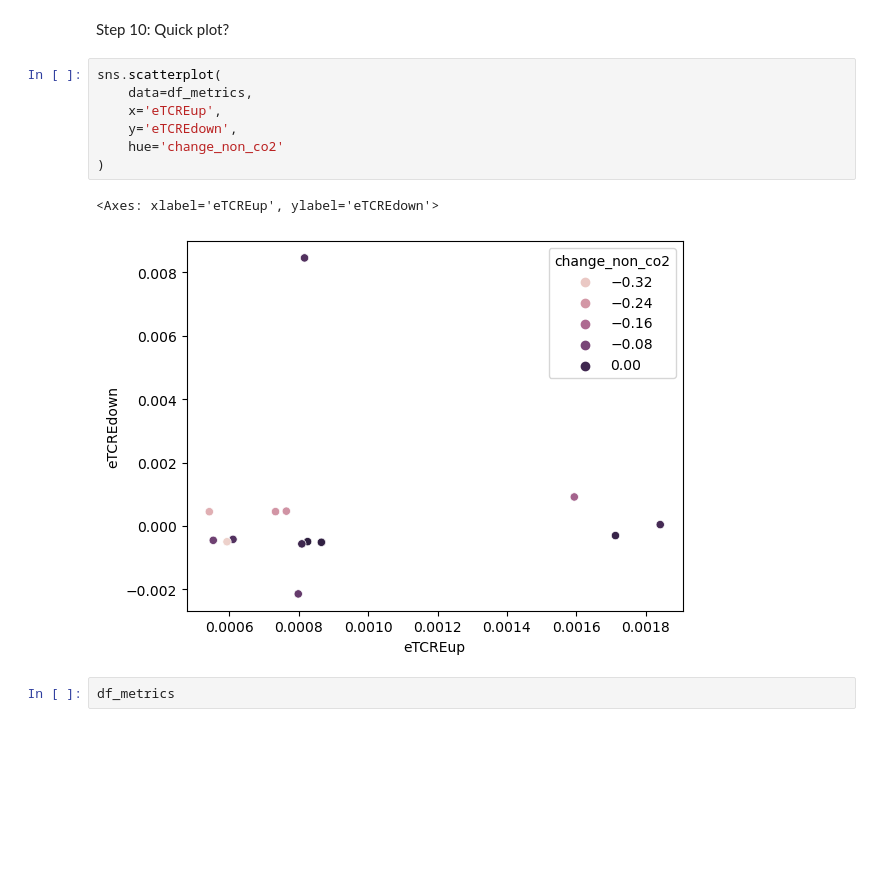
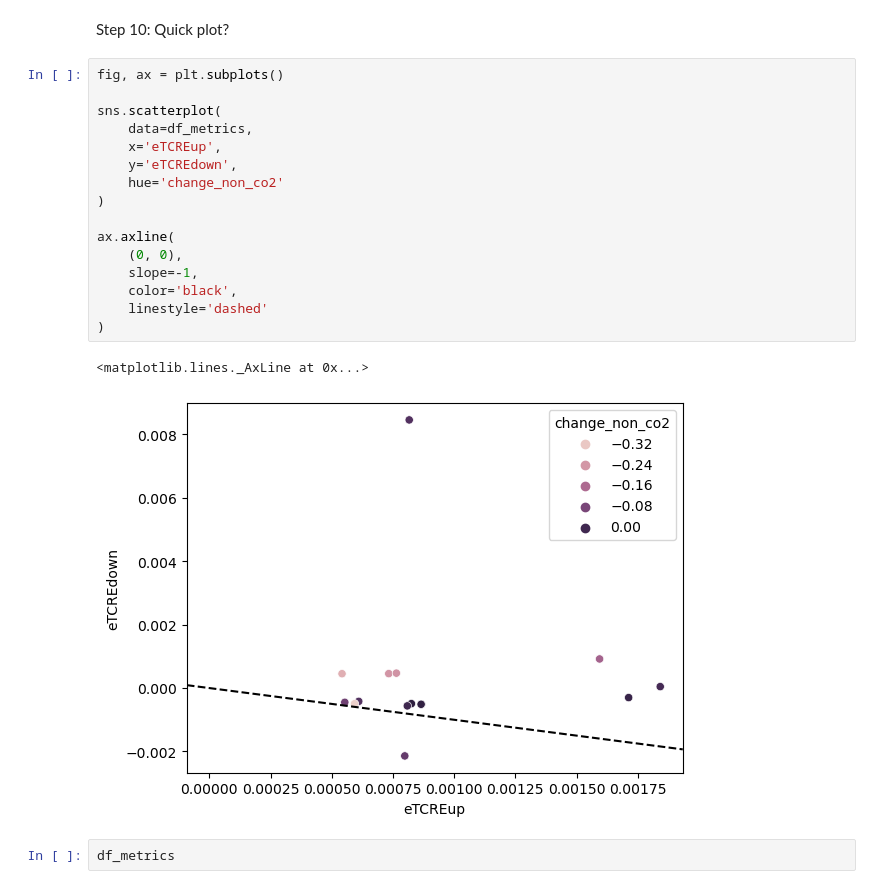
Before and after one commit to gaurav-ganti/cdr_climate_uncertainty, a Jupyter notebook: notebooks/304_compile_metrics.ipynb, the cells around one changed output. Drawn from its saved outputs; the diff is of its cells as text; blank space fills up the shorter version.

Commit message:
Address ZN comment on adding equality line

```diff
--- a/notebooks/304_compile_metrics.ipynb
+++ b/notebooks/304_compile_metrics.ipynb
@@ -258,15 +259,24 @@ df_metrics.loc[:, 'eTCREdown'] = (
 # %% [markdown]
 Step 10: Quick plot?
 # %%
+fig, ax = plt.subplots()
+
 sns.scatterplot(
     data=df_metrics,
     x='eTCREup',
     y='eTCREdown',
     hue='change_non_co2'
 )
+
+ax.axline(
+    (0, 0),
+    slope=-1,
+    color='black',
+    linestyle='dashed'
+)
 # %% [output]
-<Axes: xlabel='eTCREup', ylabel='eTCREdown'>
+<matplotlib.lines._AxLine at 0x...>
-[figure, old version]
+[figure, new version]
 # %%
 df_metrics
 # %% [output]
```
Also changed, not shown: parts of 1 cell of this notebook.
